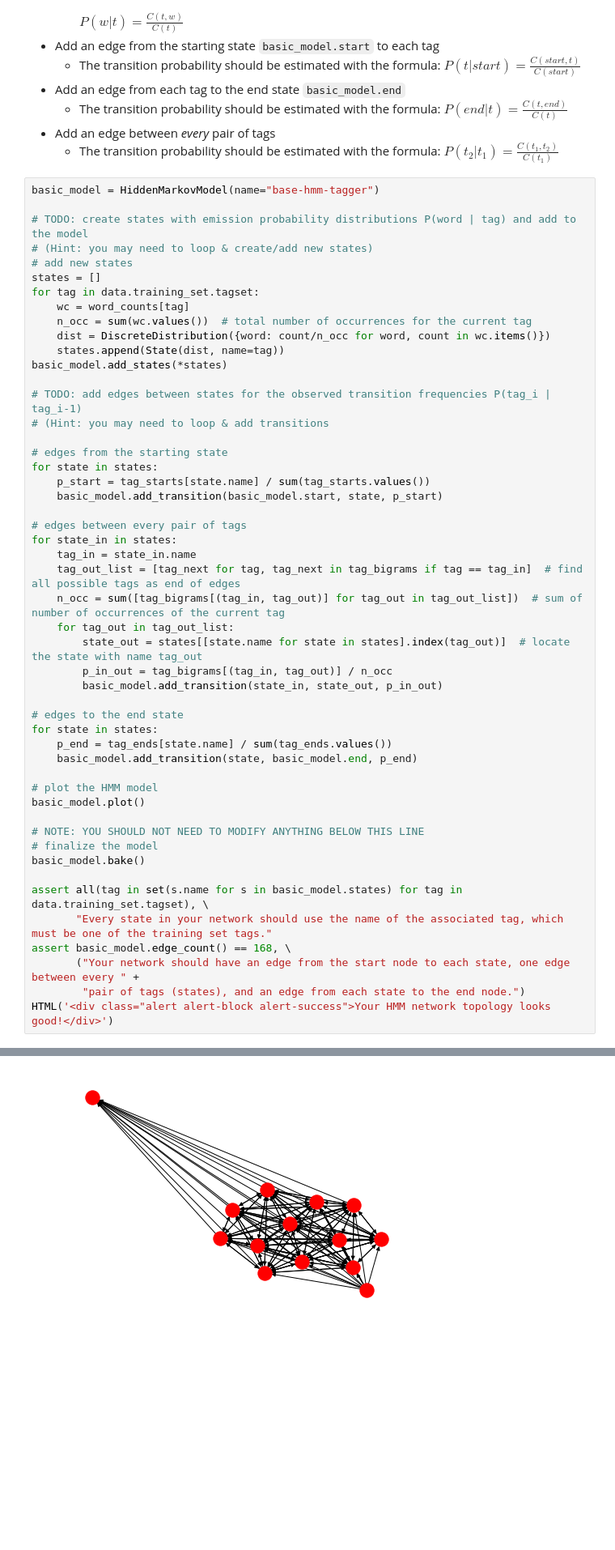
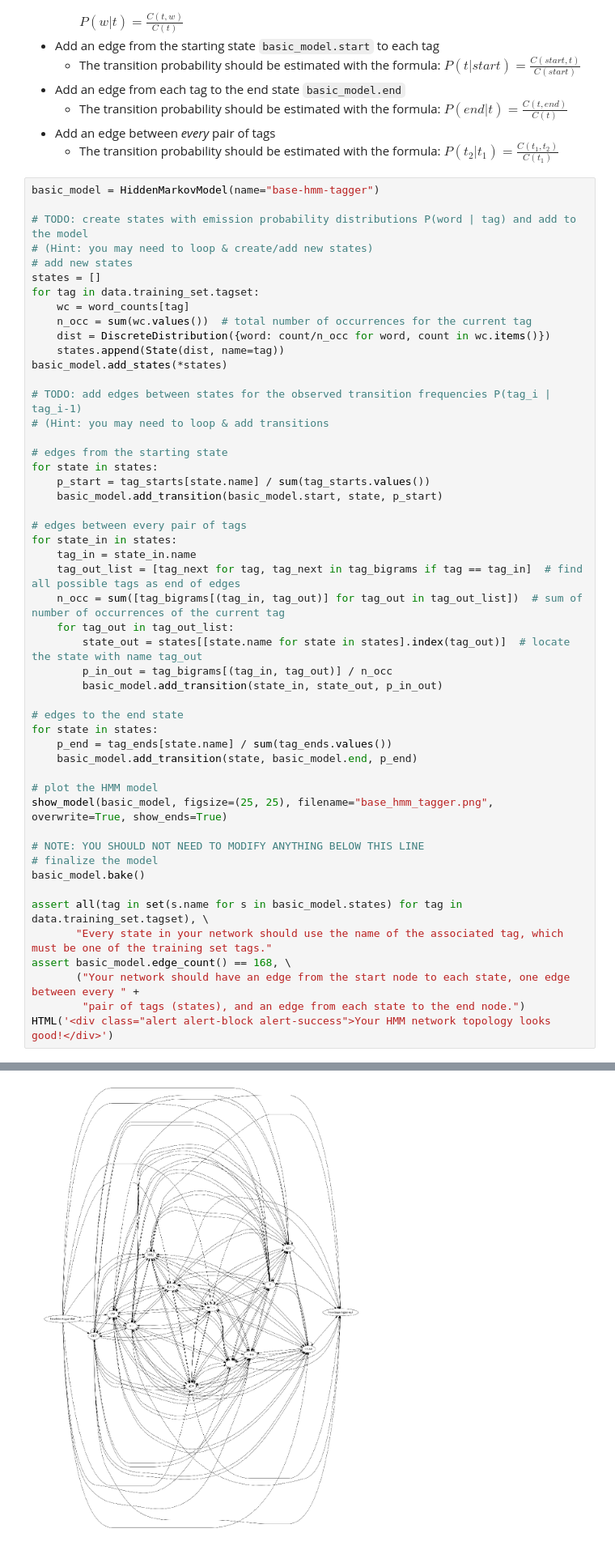
Before and after one commit to zhulingchen/hmm-tagger, a Jupyter notebook: HMM Tagger.ipynb, the cells around one changed output, grey strips where cells are left out. Shown at 81% size. Cells and saved outputs as stored; diff of their text form; blank space fills up the shorter version.

Commit message:
replot the HMM model

```diff
--- a/HMM Tagger.ipynb
+++ b/HMM Tagger.ipynb
@@ -575,35 +575,35 @@ for state in states:
 
 # edges between every pair of tags
 for state_in in states:
     tag_in = state_in.name
     tag_out_list = [tag_next for tag, tag_next in tag_bigrams if tag == tag_in]  # find all possible tags as end of edges
     n_occ = sum([tag_bigrams[(tag_in, tag_out)] for tag_out in tag_out_list])  # sum of number of occurrences of the current tag
     for tag_out in tag_out_list:
         state_out = states[[state.name for state in states].index(tag_out)]  # locate the state with name tag_out
         p_in_out = tag_bigrams[(tag_in, tag_out)] / n_occ
         basic_model.add_transition(state_in, state_out, p_in_out)
 
 # edges to the end state
 for state in states:
     p_end = tag_ends[state.name] / sum(tag_ends.values())
     basic_model.add_transition(state, basic_model.end, p_end)
 
 # plot the HMM model
-basic_model.plot()
+show_model(basic_model, figsize=(25, 25), filename="base_hmm_tagger.png", overwrite=True, show_ends=True)
 
 # NOTE: YOU SHOULD NOT NEED TO MODIFY ANYTHING BELOW THIS LINE
 # finalize the model
 basic_model.bake()
 
 assert all(tag in set(s.name for s in basic_model.states) for tag in data.training_set.tagset), \
        "Every state in your network should use the name of the associated tag, which must be one of the training set tags."
 assert basic_model.edge_count() == 168, \
        ("Your network should have an edge from the start node to each state, one edge between every " +
         "pair of tags (states), and an edge from each state to the end node.")
 HTML('<div class="alert alert-block alert-success">Your HMM network topology looks good!</div>')
 # %% [output]
 Your HMM network topology looks good!
-[figure, old version]
+[figure, new version]
 # %%
 hmm_training_acc = accuracy(data.training_set.X, data.training_set.Y, basic_model)
 print("training accuracy basic hmm model: {:.2f}%".format(100 * hmm_training_acc))
```
Also changed, not shown: parts of 2 cells of this notebook, 2 other files.
